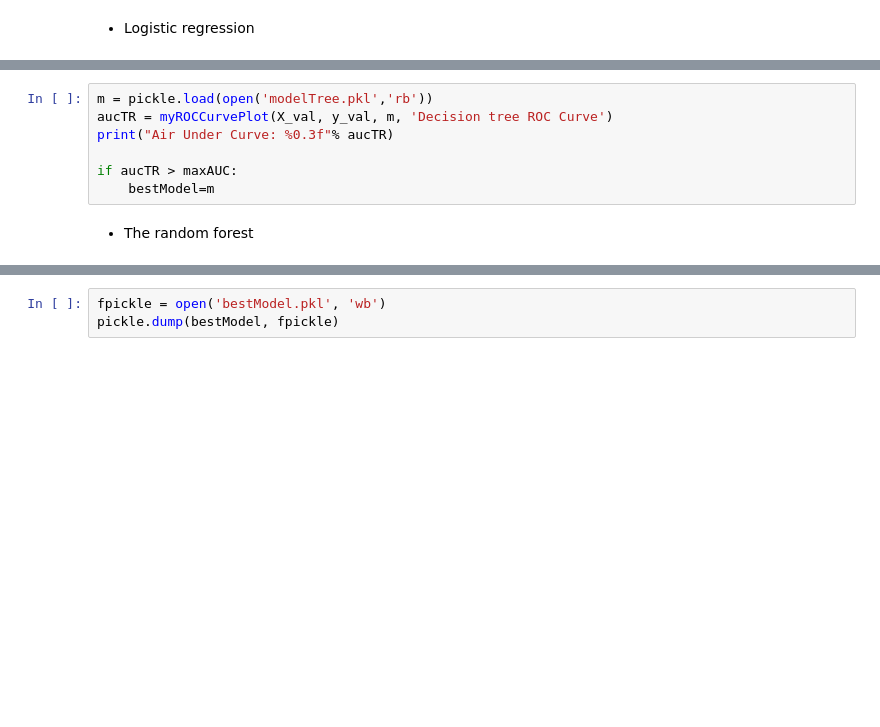
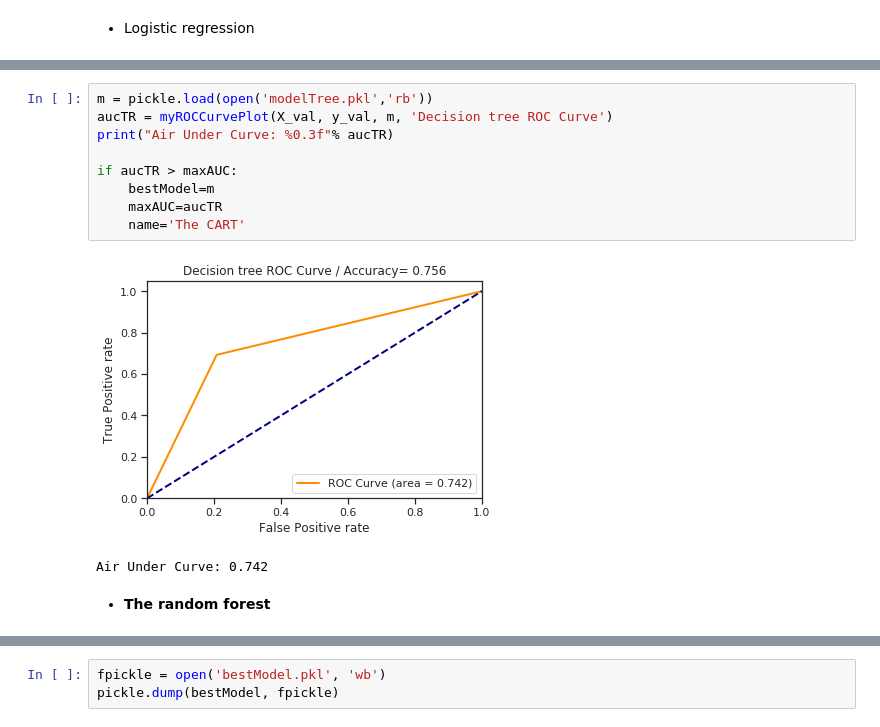
Before and after one commit to yvesEfangon/challenges, a Jupyter notebook: rexel/Report.ipynb, the cells around one changed output, grey strips where cells are left out. Cells and saved outputs as stored; diff of their text form; blank space fills up the shorter version.

```diff
--- a/rexel/Report.ipynb
+++ b/rexel/Report.ipynb
@@ -602,12 +619,17 @@ if aucGB > maxAUC:
 # %%
 m = pickle.load(open('modelTree.pkl','rb'))
 aucTR = myROCCurvePlot(X_val, y_val, m, 'Decision tree ROC Curve')
 print("Air Under Curve: %0.3f"% aucTR)
 
 if aucTR > maxAUC:
     bestModel=m
+    maxAUC=aucTR
+    name='The CART'
+# %% [output]
+[figure, added]
+Air Under Curve: 0.742
 # %% [markdown]
-* The random forest
+* __The random forest__
 # %%
 m = pickle.load(open('modelRF.pkl','rb'))
 
```
Also changed, not shown: parts of 28 cells of this notebook, 10 other files.
